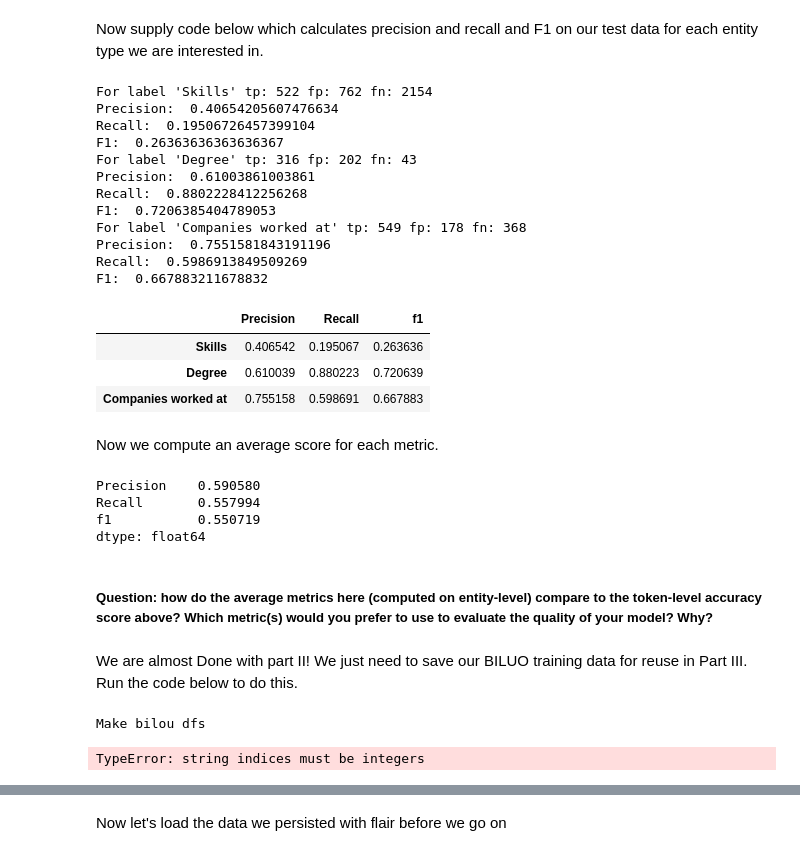
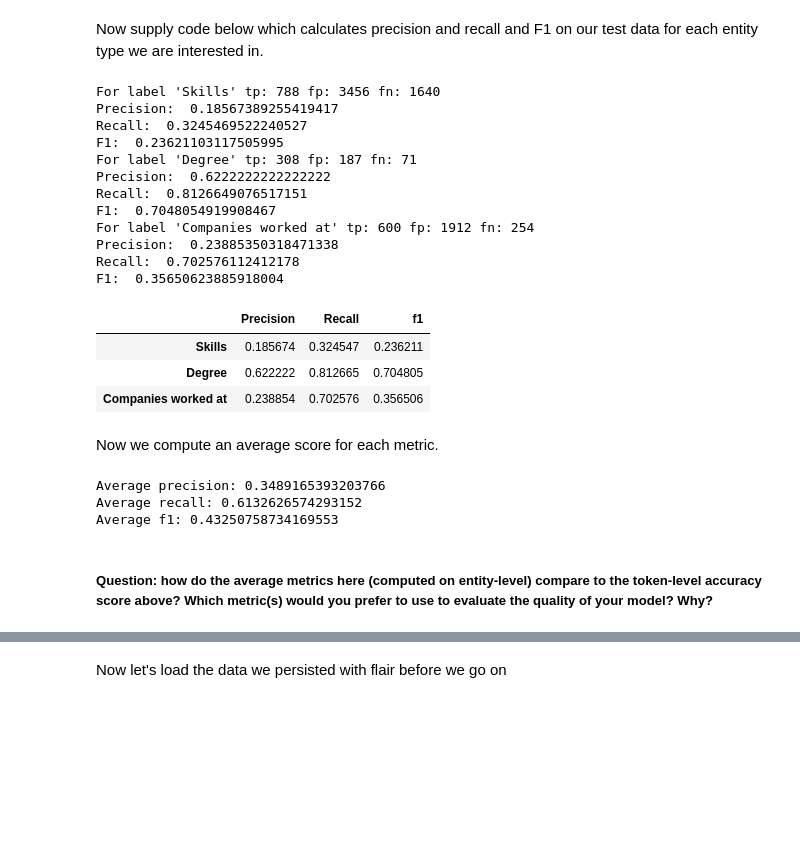
Before and after one commit to ted19b/saki_ss19, a Jupyter notebook: uebung_02/spacy_ner.ipynb, the cells around one changed output, grey strips where cells are left out. Cells and saved outputs as stored; diff of their text form; code cells hidden in the pictures; blank space fills up the shorter version.

Commit message:
training NER models with spacy

```diff
--- a/uebung_02/spacy_ner.ipynb
+++ b/uebung_02/spacy_ner.ipynb
@@ -537,49 +542,49 @@ for label in chosen_entity_labels:
     false_negatives = 0
     for tres in test:
         ## use make_bilou_df on each resume in our test set, and calculate for each entity true and false positives,
         ## and false negatives.
         tres_df = make_bilou_df(custom_nlp, tres)
         ## calculate true false positives and false negatives for each resume
-        tp = tres_df[(tres_df["Predicted"]==tres_df["True"]) & (tres_df["Predicted"].str.contains(label))]
+        tp = tres_df[(tres_df["Predicted"]==tres_df["True"]) & (tres_df["True"].str.contains(label))]
         fp = tres_df[(tres_df["Predicted"]!=tres_df["True"]) & (tres_df["Predicted"].str.contains(label))]
         fn = tres_df[(tres_df["Predicted"]!=tres_df["True"]) & (tres_df["True"].str.contains(label))]
         ## aggregate result for each resume to totals
         true_positives += len(tp)
         false_positives += len(fp)
         false_negatives += len(fn)
 
     print("For label '{}' tp: {} fp: {} fn: {}".format(label,true_positives,false_positives,false_negatives))
 
     ## TODO Use the formulas you learned to calculate metrics and print them out
     precision = 0.0 if true_positives == 0 else true_positives / (true_positives + false_positives)
     recall = 0.0 if true_positives == 0 else true_positives / (true_positives + false_negatives)
     f1 = 0.0 if precision + recall == 0 else (2 * precision * recall) / (precision + recall)
     print("Precision: ",precision)
     print("Recall: ",recall)
     print("F1: ",f1)
     row = [precision,recall,f1]
     data.append(row)
 
 ## make pandas dataframe with metrics data. Use the chosen entity labels as an index, and the metric names as columns.
 metric_df = pd.DataFrame(data, index=chosen_entity_labels, columns=["Precision", "Recall", "f1"])
 display(metric_df)
 # %% [output]
-For label 'Skills' tp: 522 fp: 762 fn: 2154
-Precision:  0.40654205607476634
-Recall:  0.19506726457399104
-F1:  0.26363636363636367
-For label 'Degree' tp: 316 fp: 202 fn: 43
-Precision:  0.61003861003861
-Recall:  0.8802228412256268
-F1:  0.7206385404789053
-For label 'Companies worked at' tp: 549 fp: 178 fn: 368
-Precision:  0.7551581843191196
-Recall:  0.5986913849509269
-F1:  0.667883211678832
+For label 'Skills' tp: 788 fp: 3456 fn: 1640
+Precision:  0.18567389255419417
+Recall:  0.3245469522240527
+F1:  0.23621103117505995
+For label 'Degree' tp: 308 fp: 187 fn: 71
+Precision:  0.6222222222222222
+Recall:  0.8126649076517151
+F1:  0.7048054919908467
+For label 'Companies worked at' tp: 600 fp: 1912 fn: 254
+Precision:  0.23885350318471338
+Recall:  0.702576112412178
+F1:  0.35650623885918004
 |  | Precision | Recall | f1 |
-| Skills | 0.406542 | 0.195067 | 0.263636 |
-| Degree | 0.610039 | 0.880223 | 0.720639 |
-| Companies worked at | 0.755158 | 0.598691 | 0.667883 |
+| Skills | 0.185674 | 0.324547 | 0.236211 |
+| Degree | 0.622222 | 0.812665 | 0.704805 |
+| Companies worked at | 0.238854 | 0.702576 | 0.356506 |
 # %% [markdown]
 Now we compute an average score for each metric.
 # %%
@@ -588,49 +593,8 @@ print("Average precision:", metric_df["Precision"].mean())
 print("Average recall:", metric_df["Recall"].mean())
 print("Average f1:", metric_df["f1"].mean())
 # %% [output]
-Precision    0.590580
-Recall       0.557994
-f1           0.550719
-dtype: float64
+Average precision: 0.3489165393203766
+Average recall: 0.6132626574293152
+Average f1: 0.43250758734169553
 # %% [markdown]
 ##### Question: how do the average metrics here (computed on entity-level) compare to the token-level accuracy score above? Which metric(s) would you prefer to use to evaluate the quality of your model? Why?
-# %% [markdown]
-We are almost Done with part II! We just need to save our BILUO training data for reuse in Part III. Run the code below to do this.
-# %%
-## TODO persist BILUO data as text
-def bilou_for_flair(nlp, train, test):
-    print("Make bilou dfs")
-    ## makes a list of pandas dataframes, one for each resume.
-    training_data_as_bilou = [make_bilou_df(custom_nlp,res) for res in train]
-    test_data_as_bilou = [make_bilou_df(custom_nlp,res) for res in test]
-    print("Done!")
-
-    training_df = pd.DataFrame(columns = ["text","ner","doc","ner_spacy"])
-    test_df = pd.DataFrame(columns = ["text","ner","doc","ner_spacy"])
-    for idx,df in enumerate(training_data_as_bilou):
-        df2 = pd.DataFrame()
-        df2["text"] = df["Tokens"]
-        df2["ner"] = df["True"]
-        df2["ner_spacy"]=df["Predicted"]
-        df2["doc"]=idx
-        training_df = training_df.append(df2)
-    for idx,df in enumerate(test_data_as_bilou):
-        df2 = pd.DataFrame()
-        df2["text"] = df["Tokens"]
-        df2["ner"] = df["True"]
-        df2["ner_spacy"]=df["Predicted"]
-        df2["doc"]=idx
-        test_df = test_df.append(df2)
-
-    return training_df, test_df
-
-# make .csv strings from train and test for use in flair
-training, test = bilou_for_flair(custom_nlp,train,test)
-with open("./data/flair/train_res_bilou.txt",'w+',encoding="utf-8") as f:
-    training.to_csv(f,sep=" ",encoding="utf-8",index=False)
-with open("./data/flair/test_res_bilou.txt",'w+',encoding="utf-8") as f:
-    test.to_csv(f,sep=" ",encoding="utf-8",index=False)
-print('Save Done!!!')
-# %% [output]
-Make bilou dfs
-TypeError: string indices must be integers
```
Also changed, not shown: parts of 16 cells of this notebook, 4 other files.
